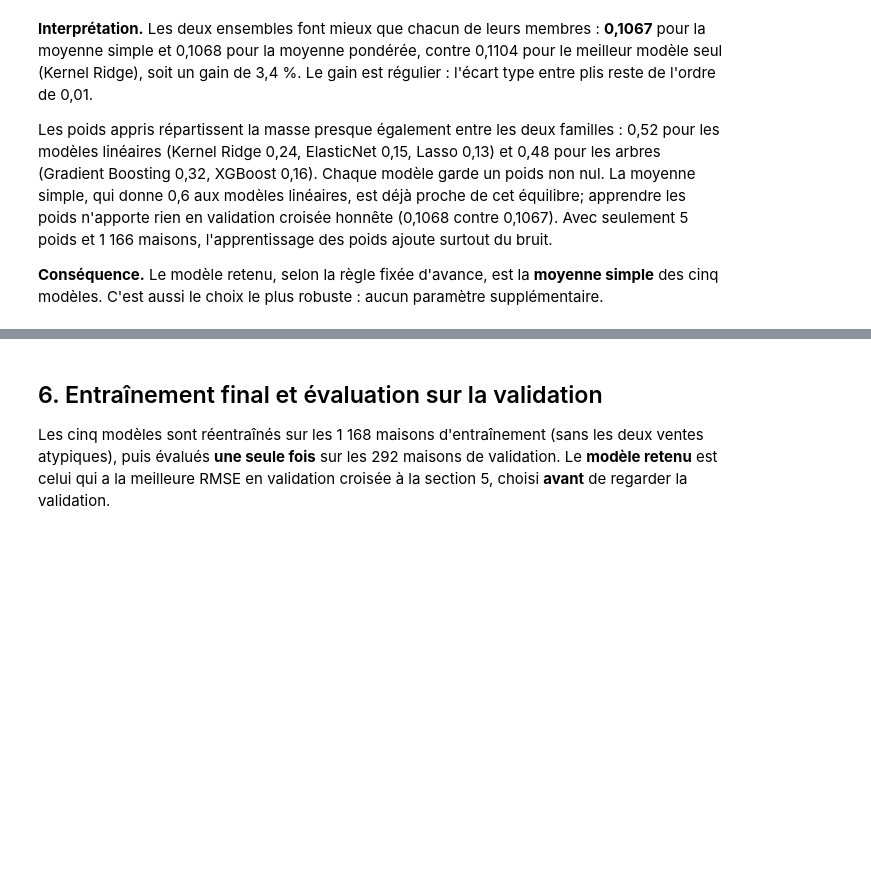
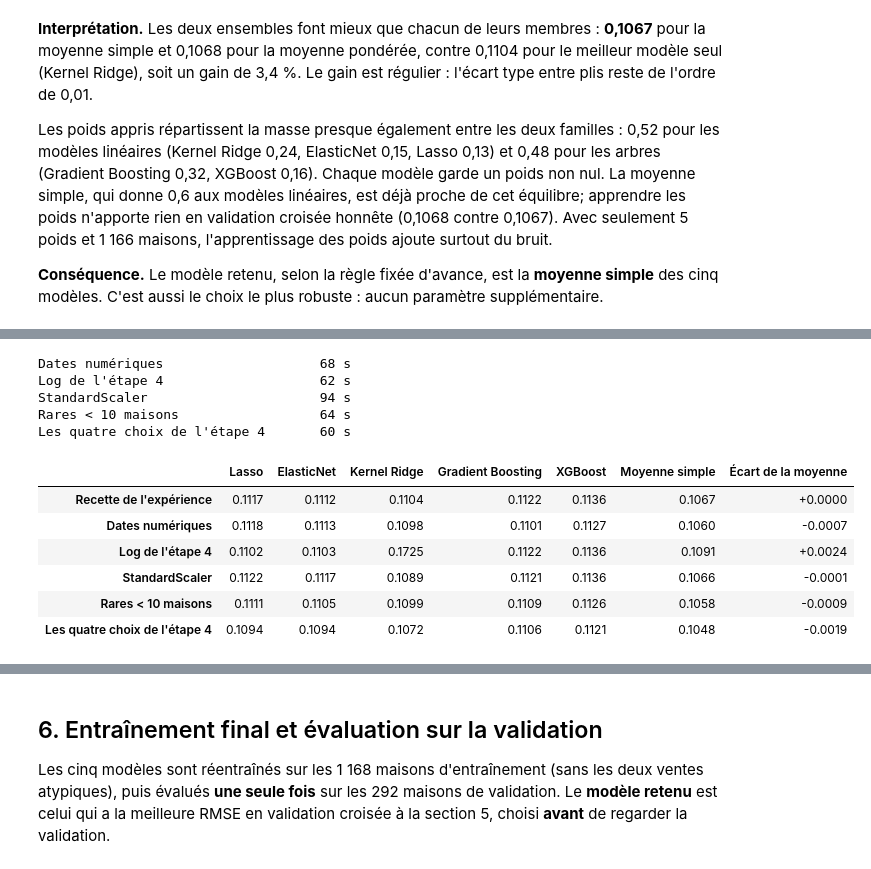
Before and after one commit to JulienDes/MAP6014---Travail-Final, a Jupyter notebook: notebooks/experiences/04_ensemble.ipynb, the cells around one changed output, grey strips where cells are left out. Cells and saved outputs as stored; diff of their text form; code cells hidden in the pictures; blank space fills up the shorter version.

```diff
--- a/notebooks/experiences/04_ensemble.ipynb
+++ b/notebooks/experiences/04_ensemble.ipynb
@@ -54,7 +54,7 @@ from sklearn.linear_model import ElasticNetCV, LassoCV
 from sklearn.metrics import mean_absolute_error, mean_squared_error, r2_score
 from sklearn.model_selection import KFold, train_test_split
 from sklearn.pipeline import Pipeline
-from sklearn.preprocessing import OneHotEncoder, RobustScaler
+from sklearn.preprocessing import OneHotEncoder, RobustScaler, StandardScaler
 from xgboost import XGBRegressor
 
 # Repérer la racine depuis le dossier courant ou l'un de ses parents.
@@ -78,6 +78,9 @@ N_FOLDS = 5
 SKEW_THRESHOLD = 0.75     # log1p des variables numériques plus asymétriques que ce seuil
 MIN_CATEGORY_COUNT = 5    # modalités plus rares regroupées par l'encodage one-hot
 
+# Section 5.3 : comparer les choix de l'expérience à ceux de l'étape 4 (environ 5 minutes)
+RUN_PREPROCESSING_COMPARISON = True
+
 # Soumission Kaggle (fichier ignoré par Git)
 MAKE_SUBMISSION = True
 submission_path = root / "submissions" / "04_ensemble.csv"
@@ -588,0 +633,53 @@ Les poids appris répartissent la masse presque également entre les deux famill
+# %%
+VARIANTS = {
+    "Dates numériques": {"dates_as_category": False},
+    "Log de l'étape 4": {"skew_rule": "etape4"},
+    "StandardScaler": {"scaler": "standard"},
+    "Rares < 10 maisons": {"min_count": 10},
+    "Les quatre choix de l'étape 4": {"dates_as_category": False, "skew_rule": "etape4",
+                                      "scaler": "standard", "min_count": 10},
+}
+
+
+def variant_scores(options):
+    """RMSE hors pli (ventes typiques) des cinq modèles et de leur moyenne pour une variante."""
+    options = dict(options)
+    X = prepare_features(train_part, options.pop("dates_as_category", True))
+    categorical = [c for c in X.columns if not pd.api.types.is_numeric_dtype(X[c])]
+    numeric = [c for c in X.columns if c not in categorical]
+    predictions = {name: out_of_fold(name, atypical, X=X, numeric=numeric,
+                                     categorical=categorical, **options)
+                   for name in model_names}
+    scores = {name: fold_scores(prediction).mean() for name, prediction in predictions.items()}
+    scores["Moyenne simple"] = fold_scores(np.mean(list(predictions.values()), axis=0)).mean()
+    return scores
+
+
+if RUN_PREPROCESSING_COMPARISON:
+    baseline = {name: cv_summary.loc[name, "RMSE log (moyenne des plis)"]
+                for name in [*model_names, "Moyenne simple"]}
+    variant_rows = {"Recette de l'expérience": baseline}
+    for label, options in VARIANTS.items():
+        start = time.perf_counter()
+        variant_rows[label] = variant_scores(options)
+        print(f"{label:<32} {time.perf_counter() - start:5.0f} s")
+
+    variant_table = pd.DataFrame(variant_rows).T
+    variant_table["Écart de la moyenne"] = (variant_table["Moyenne simple"]
+                                            - baseline["Moyenne simple"])
+    display(variant_table.style.format("{:.4f}").format("{:+.4f}", subset=["Écart de la moyenne"])
+            .background_gradient(cmap="RdYlGn_r", subset=["Écart de la moyenne"],
+                                 vmin=-0.003, vmax=0.003))
+# %% [output]
+Dates numériques                    68 s
+Log de l'étape 4                    62 s
+StandardScaler                      94 s
+Rares < 10 maisons                  64 s
+Les quatre choix de l'étape 4       60 s
+|  | Lasso | ElasticNet | Kernel Ridge | Gradient Boosting | XGBoost | Moyenne simple | Écart de la moyenne |
+| Recette de l'expérience | 0.1117 | 0.1112 | 0.1104 | 0.1122 | 0.1136 | 0.1067 | +0.0000 |
+| Dates numériques | 0.1118 | 0.1113 | 0.1098 | 0.1101 | 0.1127 | 0.1060 | -0.0007 |
+| Log de l'étape 4 | 0.1102 | 0.1103 | 0.1725 | 0.1122 | 0.1136 | 0.1091 | +0.0024 |
+| StandardScaler | 0.1122 | 0.1117 | 0.1089 | 0.1121 | 0.1136 | 0.1066 | -0.0001 |
+| Rares < 10 maisons | 0.1111 | 0.1105 | 0.1099 | 0.1109 | 0.1126 | 0.1058 | -0.0009 |
+| Les quatre choix de l'étape 4 | 0.1094 | 0.1094 | 0.1072 | 0.1106 | 0.1121 | 0.1048 | -0.0019 |
```
Also changed, not shown: parts of 6 cells of this notebook, 8 other files.
